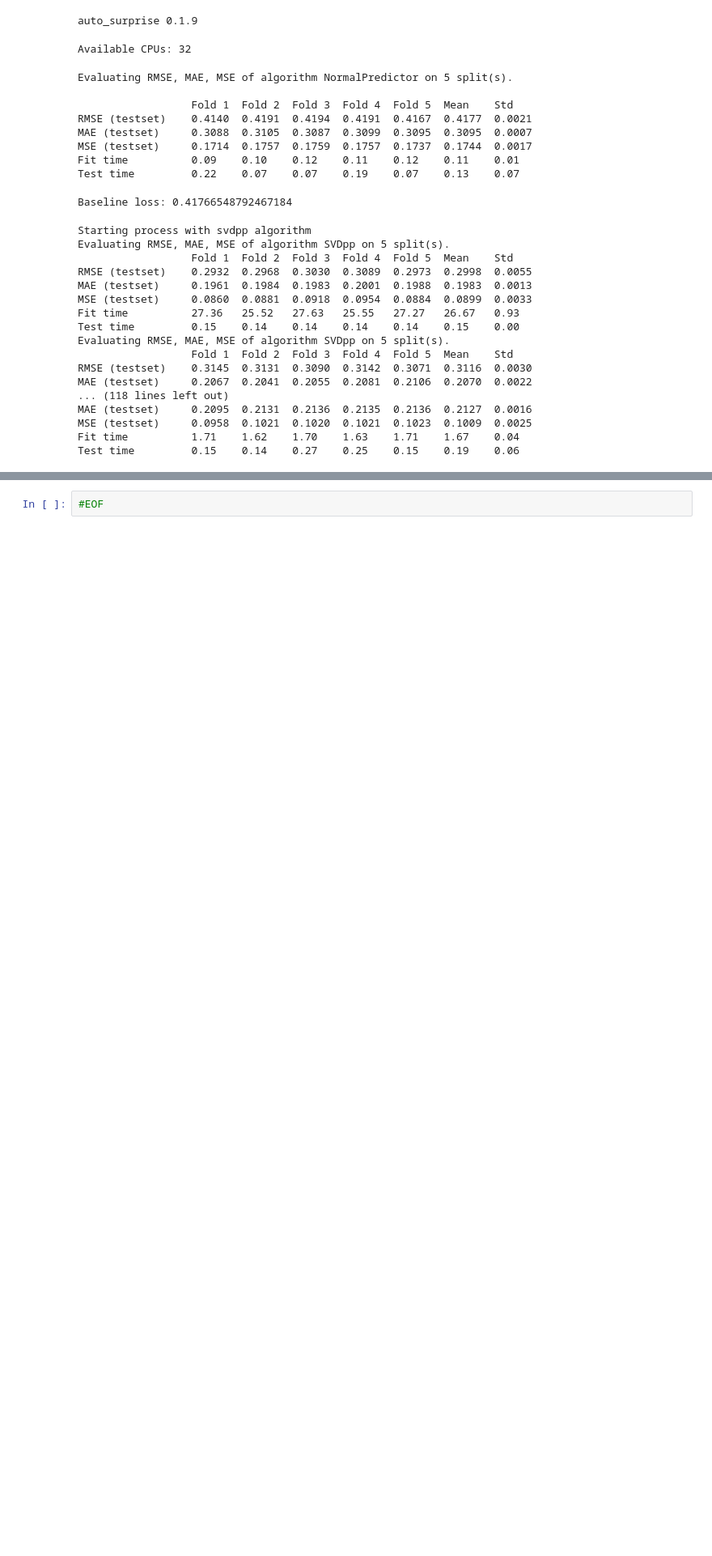
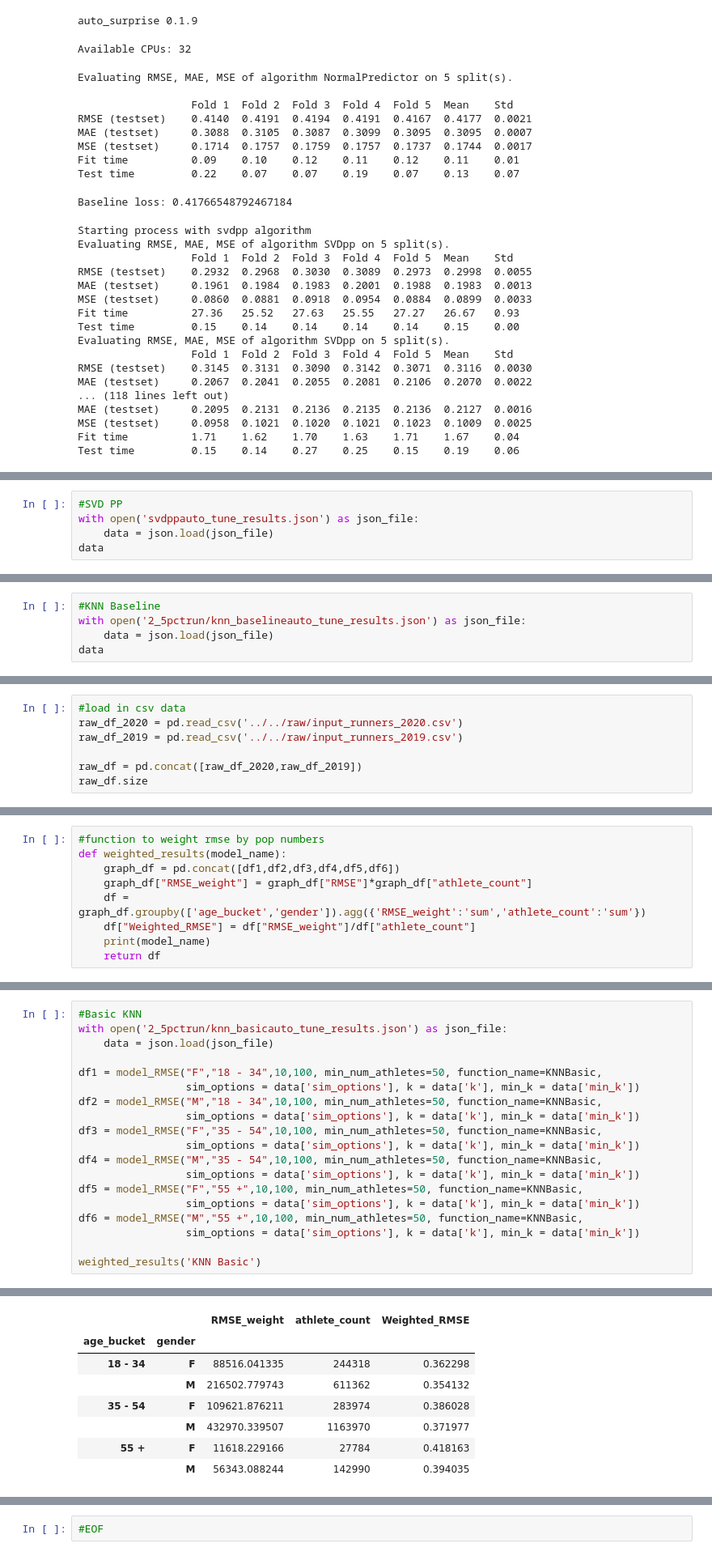
Before and after one commit to natec360/Capstone, a Jupyter notebook: Model/Auto-surprise-tuning.ipynb, the cells around one changed output, grey strips where cells are left out. Shown: that part at 81% size. Saved outputs shown, nothing was run; the diff lists cells and outputs as text; blank space fills up the shorter version.

Commit message:
tuning results

```diff
--- a/Model/Auto-surprise-tuning.ipynb
+++ b/Model/Auto-surprise-tuning.ipynb
@@ -217,0 +229,5 @@ data
+# %%
+#SVD PP
+with open('svdppauto_tune_results.json') as json_file:
+    data = json.load(json_file)
+data
@@ -217,0 +249,5 @@ data
+# %%
+#KNN Baseline
+with open('2_5pctrun/knn_baselineauto_tune_results.json') as json_file:
+    data = json.load(json_file)
+data
@@ -217,0 +274,7 @@ data
+# %%
+#load in csv data
+raw_df_2020 = pd.read_csv('../../raw/input_runners_2020.csv')
+raw_df_2019 = pd.read_csv('../../raw/input_runners_2019.csv')
+
+raw_df = pd.concat([raw_df_2020,raw_df_2019])
+raw_df.size
@@ -217,0 +320,9 @@ data
+# %%
+#function to weight rmse by pop numbers
+def weighted_results(model_name):
+    graph_df = pd.concat([df1,df2,df3,df4,df5,df6])
+    graph_df["RMSE_weight"] = graph_df["RMSE"]*graph_df["athlete_count"]
+    df = graph_df.groupby(['age_bucket','gender']).agg({'RMSE_weight':'sum','athlete_count':'sum'})
+    df["Weighted_RMSE"] = df["RMSE_weight"]/df["athlete_count"]
+    print(model_name)
+    return df
@@ -217,0 +465,20 @@ data
+# %%
+#Basic KNN
+with open('2_5pctrun/knn_basicauto_tune_results.json') as json_file:
+    data = json.load(json_file)
+
+df1 = model_RMSE("F","18 - 34",10,100, min_num_athletes=50, function_name=KNNBasic,
+                 sim_options = data['sim_options'], k = data['k'], min_k = data['min_k'])
+df2 = model_RMSE("M","18 - 34",10,100, min_num_athletes=50, function_name=KNNBasic,
+                 sim_options = data['sim_options'], k = data['k'], min_k = data['min_k'])
+df3 = model_RMSE("F","35 - 54",10,100, min_num_athletes=50, function_name=KNNBasic,
+                 sim_options = data['sim_options'], k = data['k'], min_k = data['min_k'])
+df4 = model_RMSE("M","35 - 54",10,100, min_num_athletes=50, function_name=KNNBasic,
+                 sim_options = data['sim_options'], k = data['k'], min_k = data['min_k'])
+df5 = model_RMSE("F","55 +",10,100, min_num_athletes=50, function_name=KNNBasic,
+                 sim_options = data['sim_options'], k = data['k'], min_k = data['min_k'])
+df6 = model_RMSE("M","55 +",10,100, min_num_athletes=50, function_name=KNNBasic,
+                 sim_options = data['sim_options'], k = data['k'], min_k = data['min_k'])
+
+weighted_results('KNN Basic')
+# %% [output]
@@ -217,0 +502,8 @@ data
+|  |  | RMSE_weight | athlete_count | Weighted_RMSE |
+| age_bucket | gender |  |  |  |
+| 18 - 34 | F | 88516.041335 | 244318 | 0.362298 |
+|  | M | 216502.779743 | 611362 | 0.354132 |
+| 35 - 54 | F | 109621.876211 | 283974 | 0.386028 |
+|  | M | 432970.339507 | 1163970 | 0.371977 |
+| 55 + | F | 11618.229166 | 27784 | 0.418163 |
+|  | M | 56343.088244 | 142990 | 0.394035 |
```
Also changed, not shown: parts of 14 cells of this notebook, 1 other file.
